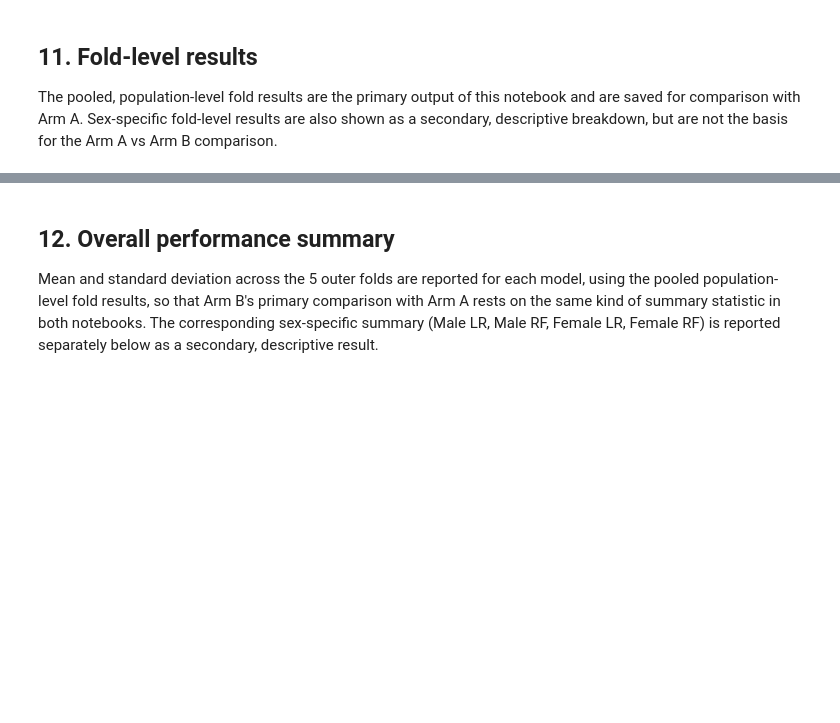
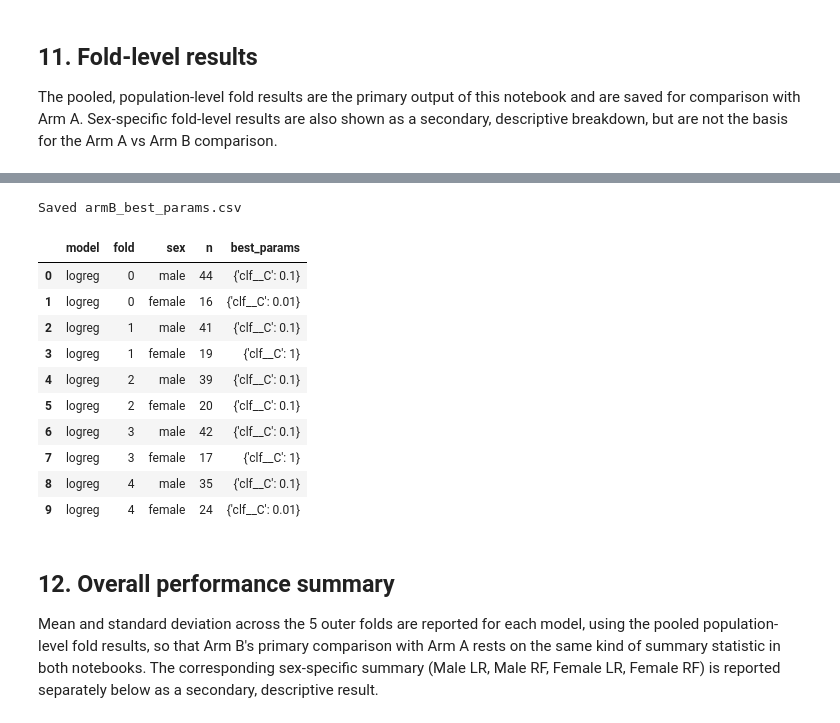
Before and after one commit to zzz271828/FIT2082_Research, a Jupyter notebook: notebooks/clinical_stratified_armB.ipynb, the cells around one changed output, grey strips where cells are left out. Drawn from its saved outputs; the diff is of its cells as text; code cells hidden in the pictures; blank space fills up the shorter version.

```diff
--- a/clinical_stratified_armB.ipynb
+++ b/notebooks/clinical_stratified_armB.ipynb
@@ -299,3 +361,21 @@ sex_fold_results_display
+# %%
+best_params_export = sex_fold_results_df[["model", "fold", "sex", "n", "best_params"]]
+best_params_export.to_csv(os.path.join(DIAGNOSTICS_DIR, "armB_best_params.csv"), index=False)
+print("Saved armB_best_params.csv")
+best_params_export.head(10)
+# %% [output]
+Saved armB_best_params.csv
+|  | model | fold | sex | n | best_params |
+| 0 | logreg | 0 | male | 44 | {'clf__C': 0.1} |
+| 1 | logreg | 0 | female | 16 | {'clf__C': 0.01} |
+| 2 | logreg | 1 | male | 41 | {'clf__C': 0.1} |
+| 3 | logreg | 1 | female | 19 | {'clf__C': 1} |
+| 4 | logreg | 2 | male | 39 | {'clf__C': 0.1} |
+| 5 | logreg | 2 | female | 20 | {'clf__C': 0.1} |
+| 6 | logreg | 3 | male | 42 | {'clf__C': 0.1} |
+| 7 | logreg | 3 | female | 17 | {'clf__C': 1} |
+| 8 | logreg | 4 | male | 35 | {'clf__C': 0.1} |
+| 9 | logreg | 4 | female | 24 | {'clf__C': 0.01} |
 # %% [markdown]
 ## 12. Overall performance summary
 
```
Also changed, not shown: parts of 18 cells of this notebook, 46 other files.
